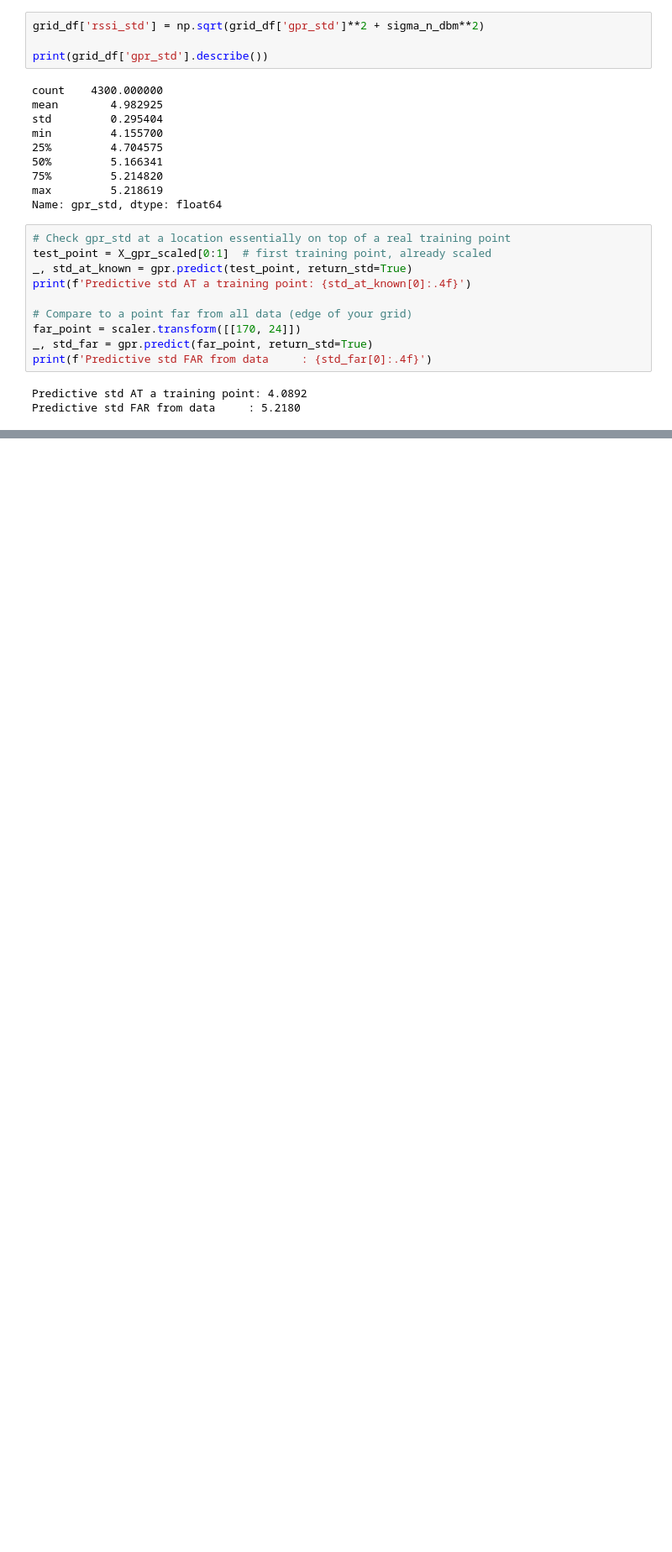
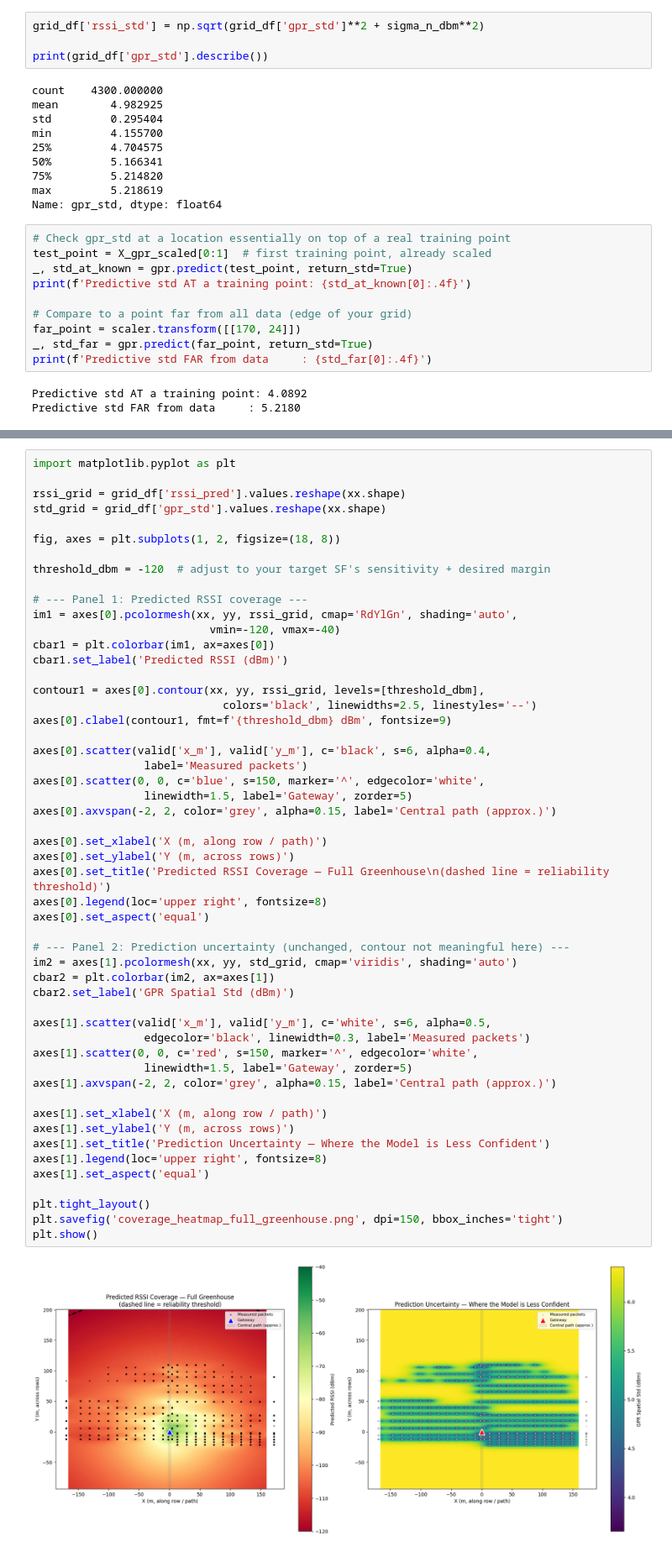
Before and after one commit to Andresfgomez970/LorawanPlacement, a Jupyter notebook: final_model.ipynb, the cells around one changed output, grey strips where cells are left out. Shown at 84% size. Drawn from its saved outputs; the diff is of its cells as text; blank space fills up the shorter version.

```diff
--- a/final_model.ipynb
+++ b/final_model.ipynb
@@ -594,0 +936,54 @@ Predictive std FAR from data     : 5.2180
+# %%
+import matplotlib.pyplot as plt
+
+rssi_grid = grid_df['rssi_pred'].values.reshape(xx.shape)
+std_grid = grid_df['gpr_std'].values.reshape(xx.shape)
+
+fig, axes = plt.subplots(1, 2, figsize=(18, 8))
+
+threshold_dbm = -120  # adjust to your target SF's sensitivity + desired margin
+
+# --- Panel 1: Predicted RSSI coverage ---
+im1 = axes[0].pcolormesh(xx, yy, rssi_grid, cmap='RdYlGn', shading='auto',
+                           vmin=-120, vmax=-40)
+cbar1 = plt.colorbar(im1, ax=axes[0])
+cbar1.set_label('Predicted RSSI (dBm)')
+
+contour1 = axes[0].contour(xx, yy, rssi_grid, levels=[threshold_dbm],
+                             colors='black', linewidths=2.5, linestyles='--')
+axes[0].clabel(contour1, fmt=f'{threshold_dbm} dBm', fontsize=9)
+
+axes[0].scatter(valid['x_m'], valid['y_m'], c='black', s=6, alpha=0.4,
+                 label='Measured packets')
+axes[0].scatter(0, 0, c='blue', s=150, marker='^', edgecolor='white',
+                 linewidth=1.5, label='Gateway', zorder=5)
+axes[0].axvspan(-2, 2, color='grey', alpha=0.15, label='Central path (approx.)')
+
+axes[0].set_xlabel('X (m, along row / path)')
+axes[0].set_ylabel('Y (m, across rows)')
+axes[0].set_title('Predicted RSSI Coverage — Full Greenhouse\n(dashed line = reliability threshold)')
+axes[0].legend(loc='upper right', fontsize=8)
+axes[0].set_aspect('equal')
+
+# --- Panel 2: Prediction uncertainty (unchanged, contour not meaningful here) ---
+im2 = axes[1].pcolormesh(xx, yy, std_grid, cmap='viridis', shading='auto')
+cbar2 = plt.colorbar(im2, ax=axes[1])
+cbar2.set_label('GPR Spatial Std (dBm)')
+
+axes[1].scatter(valid['x_m'], valid['y_m'], c='white', s=6, alpha=0.5,
+                 edgecolor='black', linewidth=0.3, label='Measured packets')
+axes[1].scatter(0, 0, c='red', s=150, marker='^', edgecolor='white',
+                 linewidth=1.5, label='Gateway', zorder=5)
+axes[1].axvspan(-2, 2, color='grey', alpha=0.15, label='Central path (approx.)')
+
+axes[1].set_xlabel('X (m, along row / path)')
+axes[1].set_ylabel('Y (m, across rows)')
+axes[1].set_title('Prediction Uncertainty — Where the Model is Less Confident')
+axes[1].legend(loc='upper right', fontsize=8)
+axes[1].set_aspect('equal')
+
+plt.tight_layout()
+plt.savefig('coverage_heatmap_full_greenhouse.png', dpi=150, bbox_inches='tight')
+plt.show()
+# %% [output]
+[figure, added]
```
Also changed, not shown: parts of 23 cells of this notebook, 12 other files.
